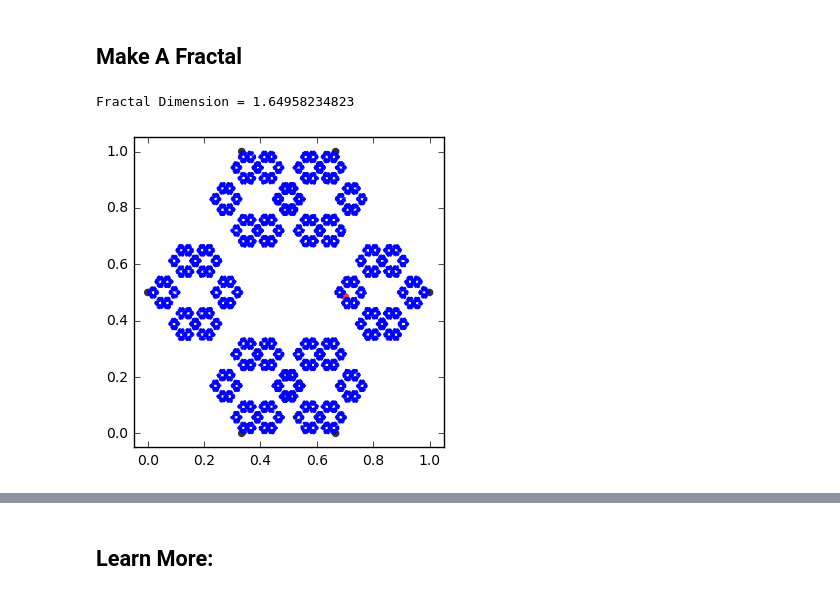
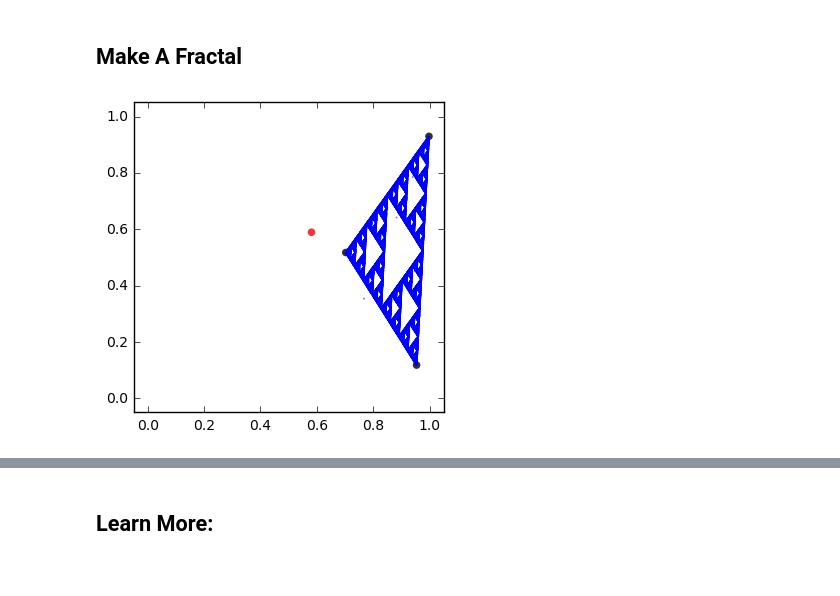
Before and after one commit to egodat/chaos_game_fractal, a Jupyter notebook: fractal_from_random.ipynb, the cells around one changed output, grey strips where cells are left out. Saved outputs shown, nothing was run; the diff lists cells and outputs as text; code cells hidden in the pictures.

```diff
--- a/fractal_from_random.ipynb
+++ b/fractal_from_random.ipynb
@@ -64,7 +64,7 @@ def plotFractal(start,fixedpts,ittpts):
 
     return
 # %%
-def GenerateFractal(npts,frac,itt):
+def GenerateFractal(npts,frac,itt,reg=False):
     #Error Control
     if npts < 1 or frac >= 1.0 or frac <= 0.0 or type(npts) is not int or type(frac) is not float or type(itt) is not int:
         print "number of points must be a positive integer, compression fraction must be a positive float less than 1.0, itt must be a positive integer"
@@ -73,11 +73,24 @@ def GenerateFractal(npts,frac,itt):
         print "Warning: compression fractions over 1/2 do not lead to fractals"
 
     #Initilize Verticies
-#    fixedpts = [] #Random Verticies
-#    fixedpts = [(0.0,0.0),(1.0,0.0),(0.5,0.5*sqrt(3.0))] #Equilateral Triangle (npts = 3)
-#    fixedpts = [(0.0,0.0),(1.0,0.0),(1.0,1.0),(0.0,1.0)] #Square
-#    fixedpts = [(0.0,2./(1+sqrt(5.))),(0.5-2./(5+sqrt(5.)),0.0),(0.5,1.0),(0.5+2./(5+sqrt(5.)),0.0),(1.0,2./(1+sqrt(5.)))] #Regular Pentagon
-    fixedpts = [(0.0,0.5),(1./3,1.0),(2./3,1.0),(1.0,0.5),(2./3,0.0),(1./3,0.0)] #Regular Hexagon
+    if not reg:
+        fixedpts = [] #Random Verticies
+    else:
+        if npts == 3:
+            fixedpts = [(0.0,0.0),(1.0,0.0),(0.5,0.5*sqrt(3.0))] #Equilateral Triangle (npts = 3)
+        elif npts == 4:
+            fixedpts = [(0.0,0.0),(1.0,0.0),(1.0,1.0),(0.0,1.0)] #Square
+        elif npts == 5:
+            fixedpts = [(0.0,2./(1+sqrt(5.))),(0.5-2./(5+sqrt(5.)),0.0),(0.5,1.0),(0.5+2./(5+sqrt(5.)),0.0),(1.0,2./(1+sqrt(5.)))] #Regular Pentagon
+        elif npts == 6:
+            fixedpts = [(0.0,0.5),(1./4,0.5+.25*sqrt(3.)),(3./4,0.5+.25*sqrt(3.)),(1.0,0.5),(3./4,0.5-.25*sqrt(3.)),(1./4,0.5-.25*sqrt(3.))] #Regular Hexagon
+        elif npts == 2:
+            fixedpts = [(0.0,0.0),(1.0,1.0)] #Line
+        elif npts == 1:
+            fixedpts = [(0.5,0.5)] #Line
+        else:
+            print "No regular polygon stored with that many verticies, switching to default with randomly assigned verticies"
+            fixedpts = [] #Random Verticies
 
     #Compression Fraction
 #    frac = 1.0/2.0 #Sierpinski's Triangle (npts = 3)
@@ -104,8 +117,7 @@ def GenerateFractal(npts,frac,itt):
 ## Make A Fractal
 # %%
 # Call the GenerateFractal function with a number of verticies, a number of itterations, and the compression fraction
-# You can control the starting verticies by changing the commented lines in the GenerateFractal function
-GenerateFractal(6,2.7/8,50000)
+# The starting verticies are random by default. An optional input of True will set the verticies to those of a regular polygon.
+GenerateFractal(3,.5,50000)
 # %% [output]
-Fractal Dimension = 1.64958234823
-[figure, old version]
+[figure, new version]
```
Also changed, not shown: parts of 14 cells of this notebook.
